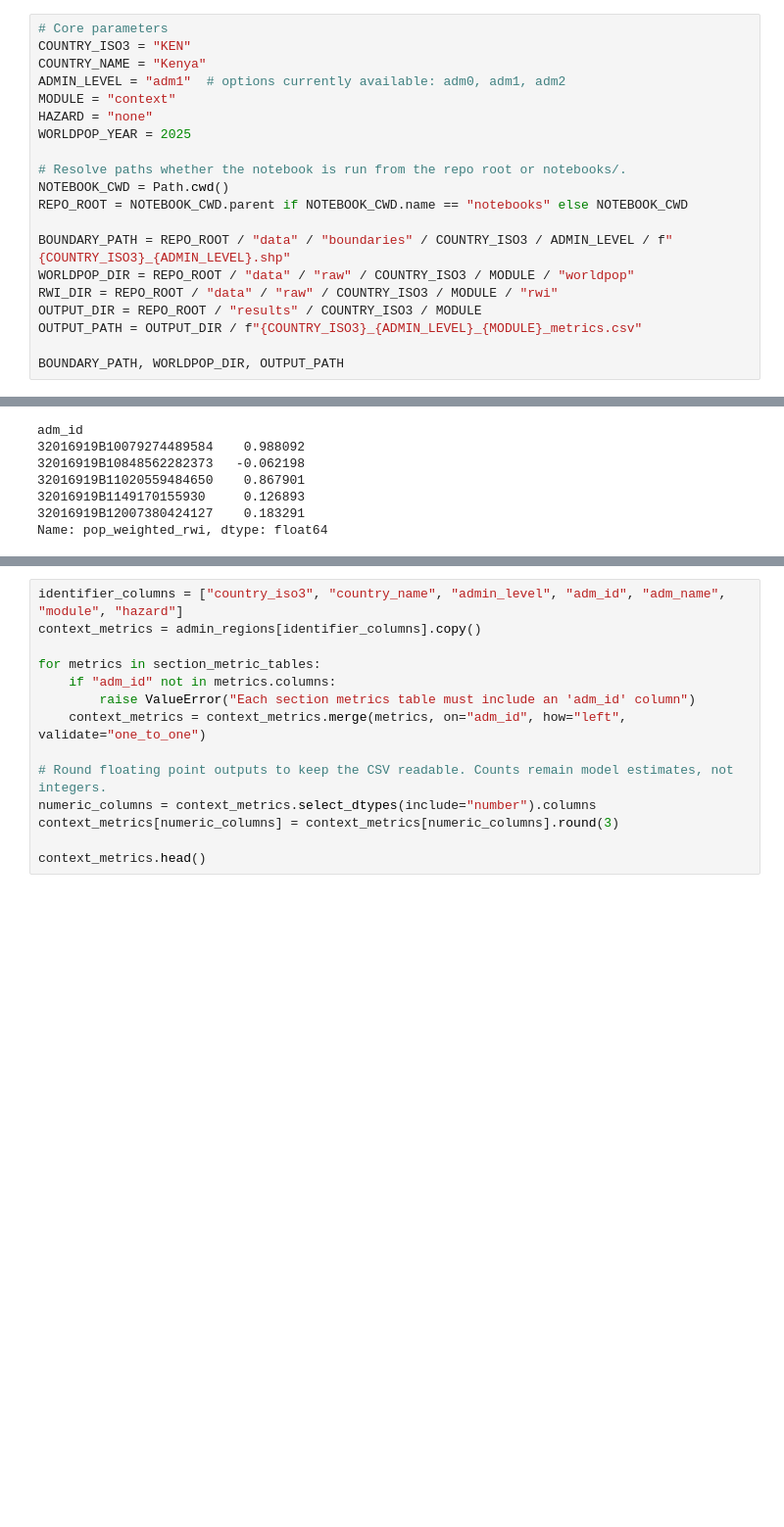
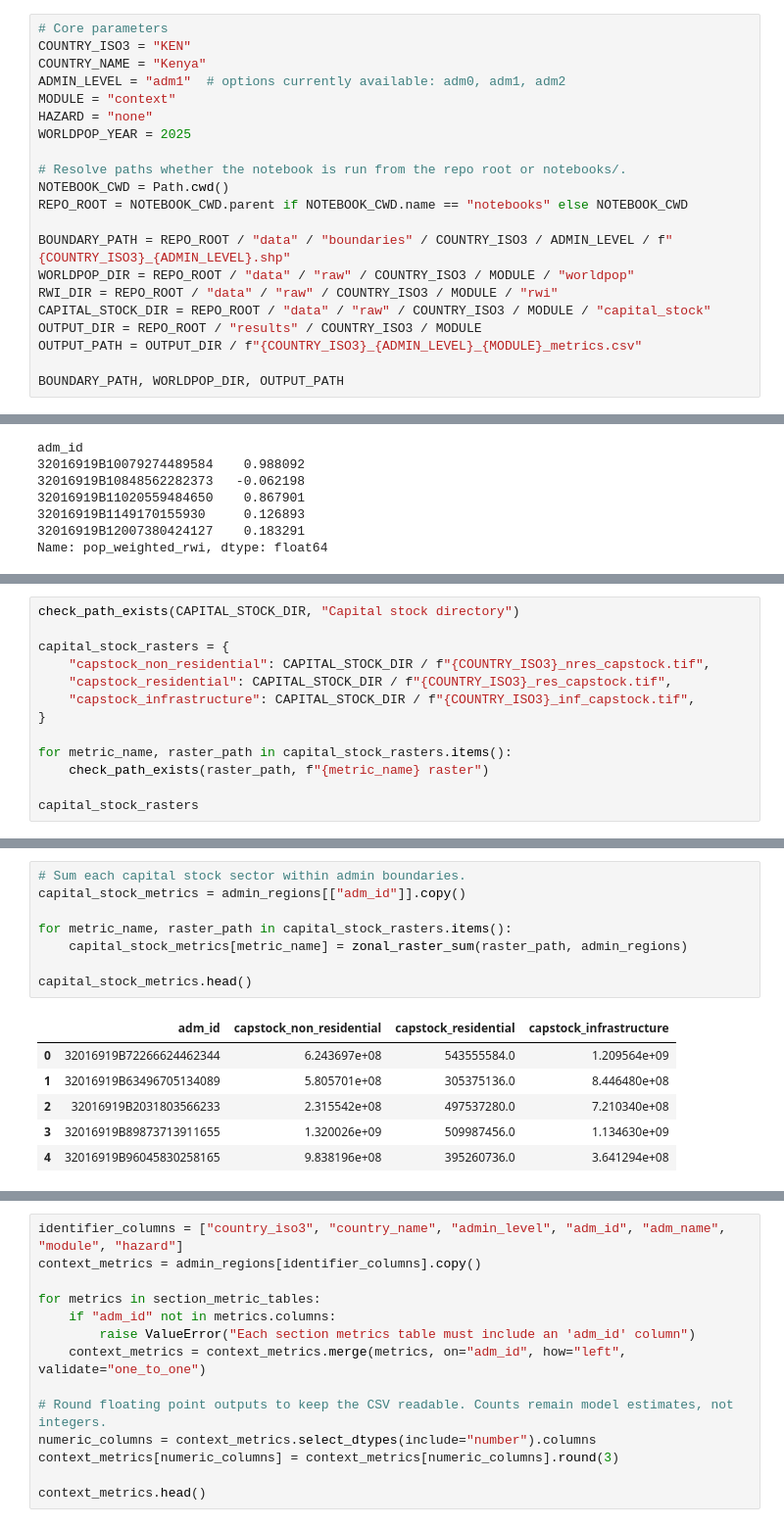
Before and after one commit to nismod/national_tool_metrics, a Jupyter notebook: notebooks/01_context_metrics.ipynb, the cells around one changed output, grey strips where cells are left out. Shown at 98% size. Drawn from its saved outputs; the diff is of its cells as text; blank space fills up the shorter version.

Commit message:
add capital stock metrics

```diff
--- a/notebooks/01_context_metrics.ipynb
+++ b/notebooks/01_context_metrics.ipynb
@@ -36,6 +36,7 @@ REPO_ROOT = NOTEBOOK_CWD.parent if NOTEBOOK_CWD.name == "notebooks" else NOTEBOO
 BOUNDARY_PATH = REPO_ROOT / "data" / "boundaries" / COUNTRY_ISO3 / ADMIN_LEVEL / f"{COUNTRY_ISO3}_{ADMIN_LEVEL}.shp"
 WORLDPOP_DIR = REPO_ROOT / "data" / "raw" / COUNTRY_ISO3 / MODULE / "worldpop"
 RWI_DIR = REPO_ROOT / "data" / "raw" / COUNTRY_ISO3 / MODULE / "rwi"
+CAPITAL_STOCK_DIR = REPO_ROOT / "data" / "raw" / COUNTRY_ISO3 / MODULE / "capital_stock"
 OUTPUT_DIR = REPO_ROOT / "results" / COUNTRY_ISO3 / MODULE
 OUTPUT_PATH = OUTPUT_DIR / f"{COUNTRY_ISO3}_{ADMIN_LEVEL}_{MODULE}_metrics.csv"
 
@@ -465,0 +477,13 @@ rwi_metrics.head()
+# %%
+check_path_exists(CAPITAL_STOCK_DIR, "Capital stock directory")
+
+capital_stock_rasters = {
+    "capstock_non_residential": CAPITAL_STOCK_DIR / f"{COUNTRY_ISO3}_nres_capstock.tif",
+    "capstock_residential": CAPITAL_STOCK_DIR / f"{COUNTRY_ISO3}_res_capstock.tif",
+    "capstock_infrastructure": CAPITAL_STOCK_DIR / f"{COUNTRY_ISO3}_inf_capstock.tif",
+}
+
+for metric_name, raster_path in capital_stock_rasters.items():
+    check_path_exists(raster_path, f"{metric_name} raster")
+
+capital_stock_rasters
@@ -466,3 +494,18 @@ rwi_metrics.head()
+# %%
+# Sum each capital stock sector within admin boundaries.
+capital_stock_metrics = admin_regions[["adm_id"]].copy()
+
+for metric_name, raster_path in capital_stock_rasters.items():
+    capital_stock_metrics[metric_name] = zonal_raster_sum(raster_path, admin_regions)
+
+capital_stock_metrics.head()
+# %% [output]
+|  | adm_id | capstock_non_residential | capstock_residential | capstock_infrastructure |
+| 0 | 32016919B72266624462344 | 6.243697e+08 | 543555584.0 | 1.209564e+09 |
+| 1 | 32016919B63496705134089 | 5.805701e+08 | 305375136.0 | 8.446480e+08 |
+| 2 | 32016919B2031803566233 | 2.315542e+08 | 497537280.0 | 7.210340e+08 |
+| 3 | 32016919B89873713911655 | 1.320026e+09 | 509987456.0 | 1.134630e+09 |
+| 4 | 32016919B96045830258165 | 9.838196e+08 | 395260736.0 | 3.641294e+08 |
 # %%
 # Register each completed section output here.
 # Future sections should append their metrics DataFrames to this list.
```
Also changed, not shown: parts of 5 cells of this notebook, 1 other file.
